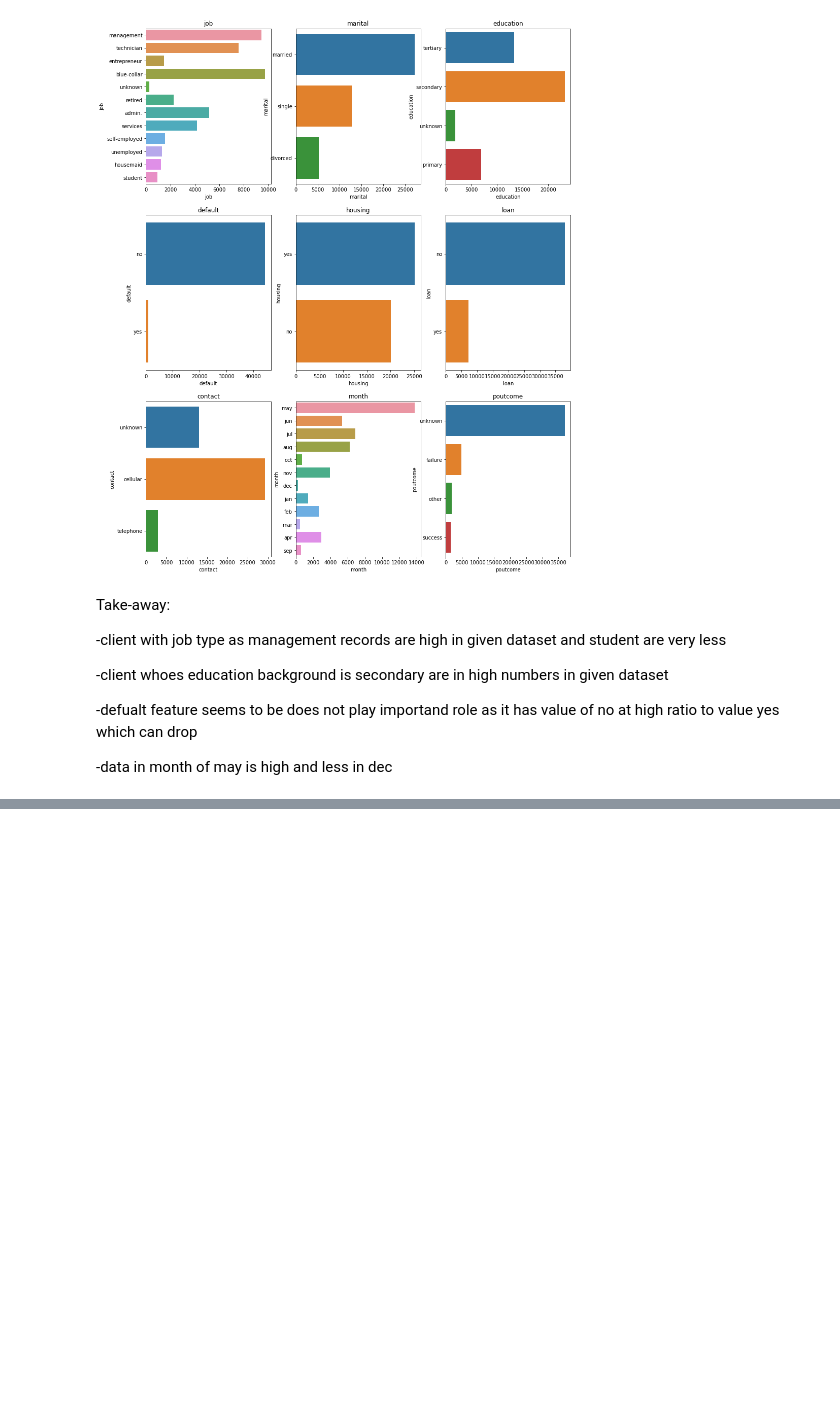
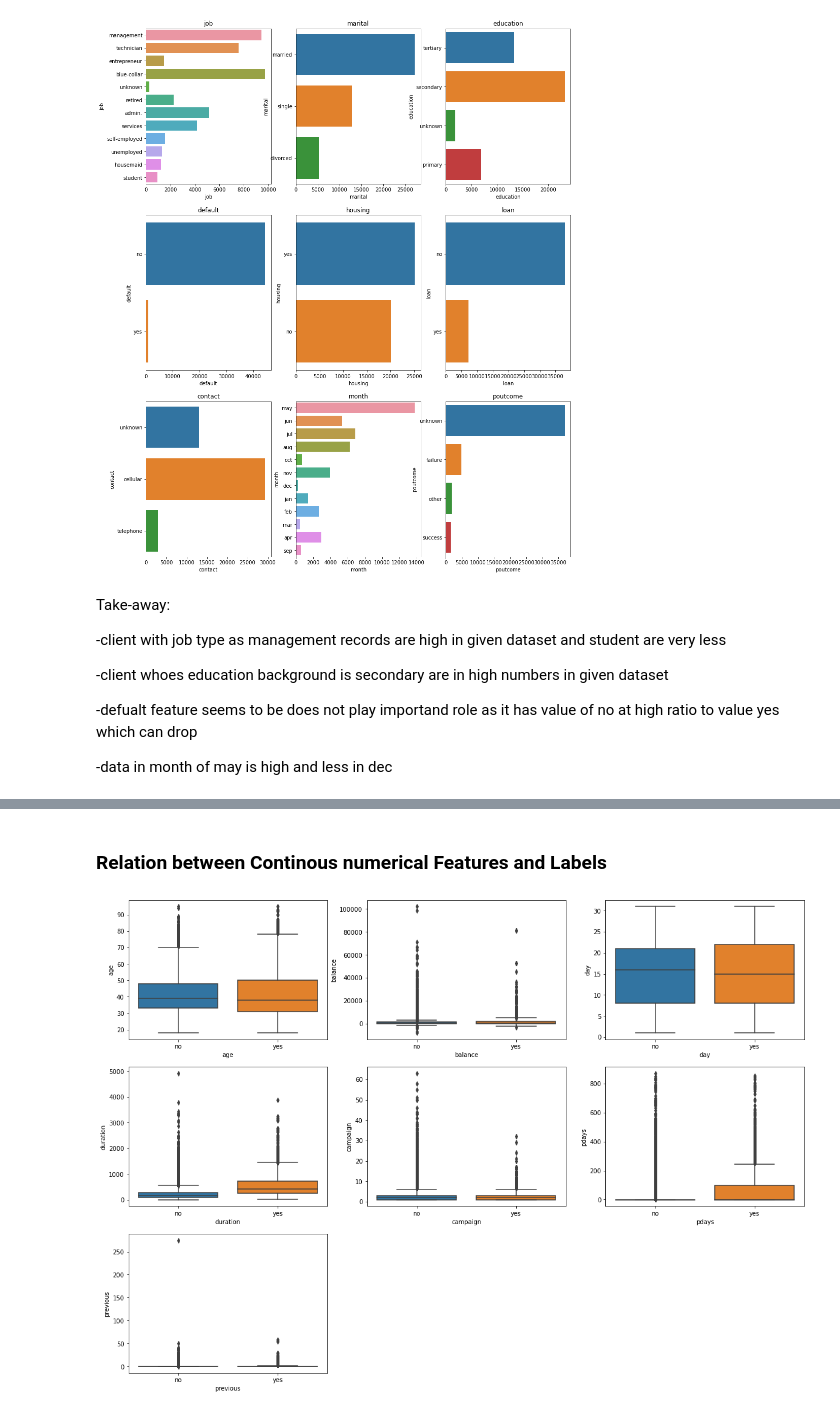
Before and after one commit to devanglad/ML_CW_04, a Jupyter notebook: AssignDlad.ipynb, the cells around one changed output, grey strips where cells are left out. Drawn from its saved outputs; the diff is of its cells as text; code cells hidden in the pictures; blank space fills up the shorter version.

```diff
--- a/AssignDlad.ipynb
+++ b/AssignDlad.ipynb
@@ -181,0 +256,14 @@ Take-away:
+# %% [markdown]
+### Relation between Continous numerical Features and Labels
+# %%
+#boxplot to show target distribution with respect numerical features
+plt.figure(figsize=(20,60), facecolor='white')
+plotnumber =1
+for feature in continuous_features:
+    ax = plt.subplot(12,3,plotnumber)
+    sns.boxplot(x="y", y= data1[feature], data=data1)
+    plt.xlabel(feature)
+    plotnumber+=1
+plt.show()
+# %% [output]
+[figure, added]
```
Also changed, not shown: parts of 23 cells of this notebook.
